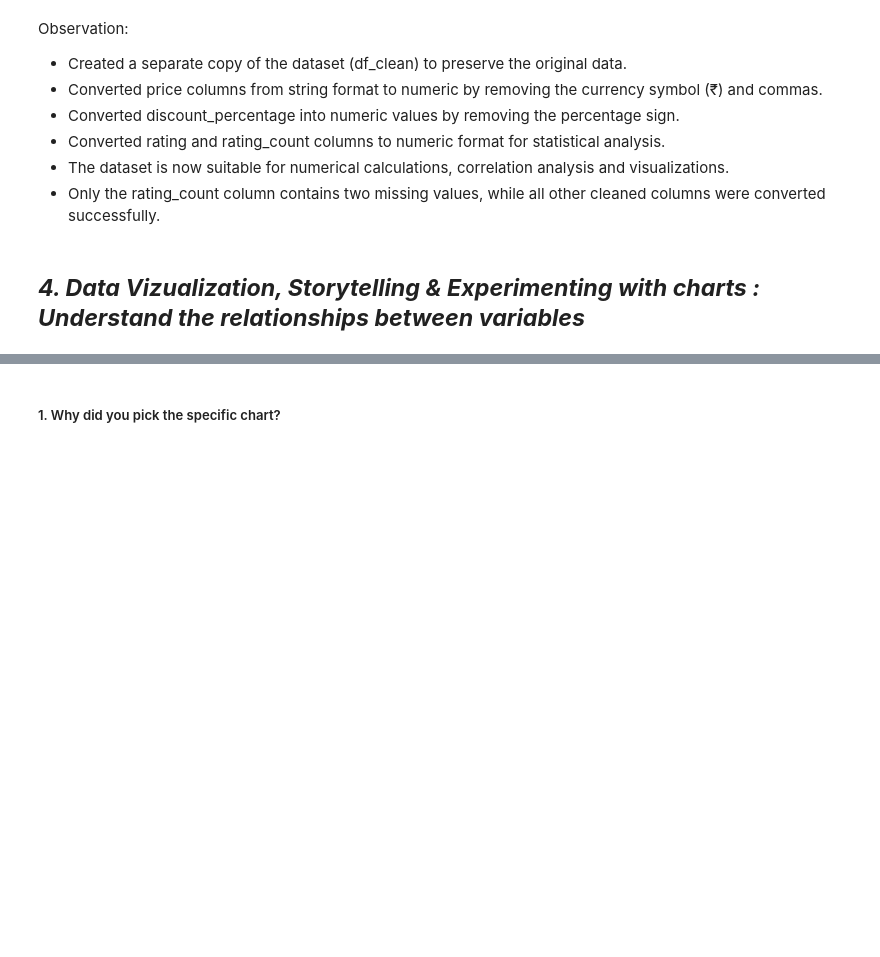
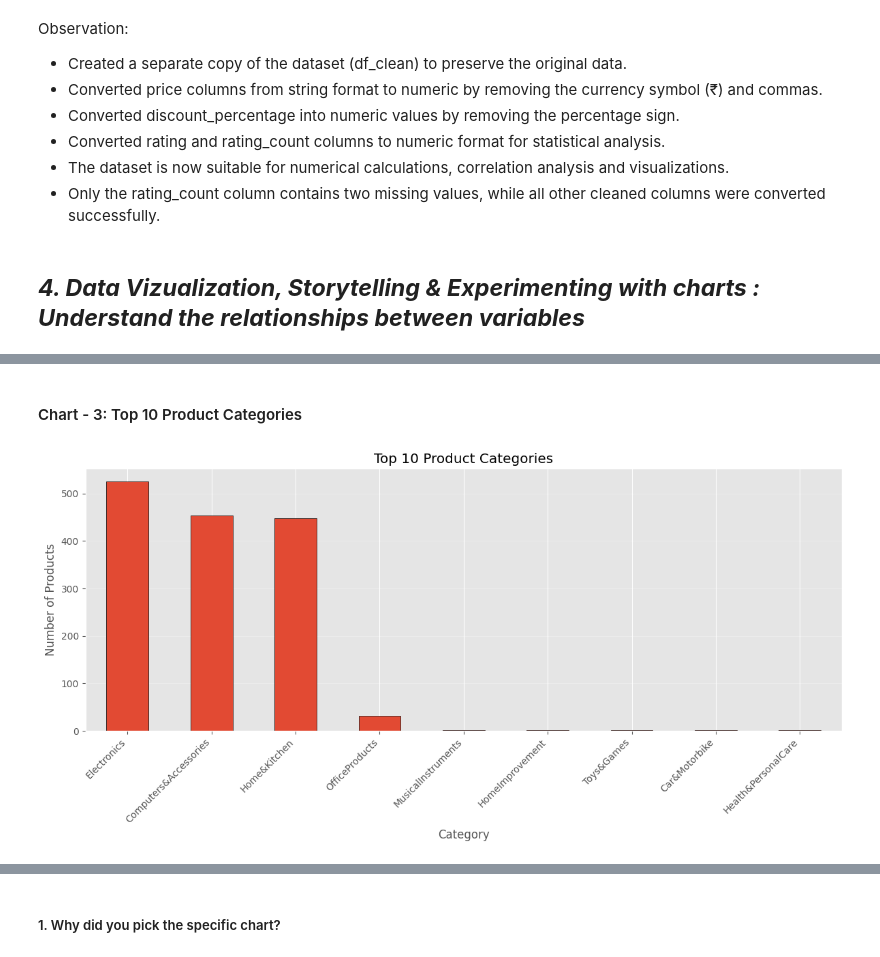
Before and after one commit to ArpitaGuniyal/Amazon-Sales-EDA, a Jupyter notebook: amazon_sales_eda.ipynb, the cells around one changed output, grey strips where cells are left out. Cells and saved outputs as stored; diff of their text form; code cells hidden in the pictures; blank space fills up the shorter version.

```diff
--- a/amazon_sales_eda.ipynb
+++ b/amazon_sales_eda.ipynb
@@ -394,0 +413,33 @@ Observation:
+# %% [markdown]
+#### Chart - 3: Top 10 Product Categories
+# %%
+# Extract only the main category
+main_category = df_clean['category'].str.split('|').str[0]
+
+# Count top 10 main categories
+top_categories = main_category.value_counts().head(10)
+
+# Create the figure
+plt.figure(figsize=(12,6))
+
+# Plot bar chart
+top_categories.plot(
+    kind='bar',
+    edgecolor='black'
+)
+
+# Add title and labels
+plt.title("Top 10 Product Categories")
+plt.xlabel("Category")
+plt.ylabel("Number of Products")
+
+# Rotate x-axis labels for readability
+plt.xticks(rotation=45, ha='right')
+
+plt.grid(axis='y', alpha=0.3)
+
+plt.tight_layout()
+
+plt.show()
+# %% [output]
+[figure, added]
```
Also changed, not shown: parts of 79 cells of this notebook.
